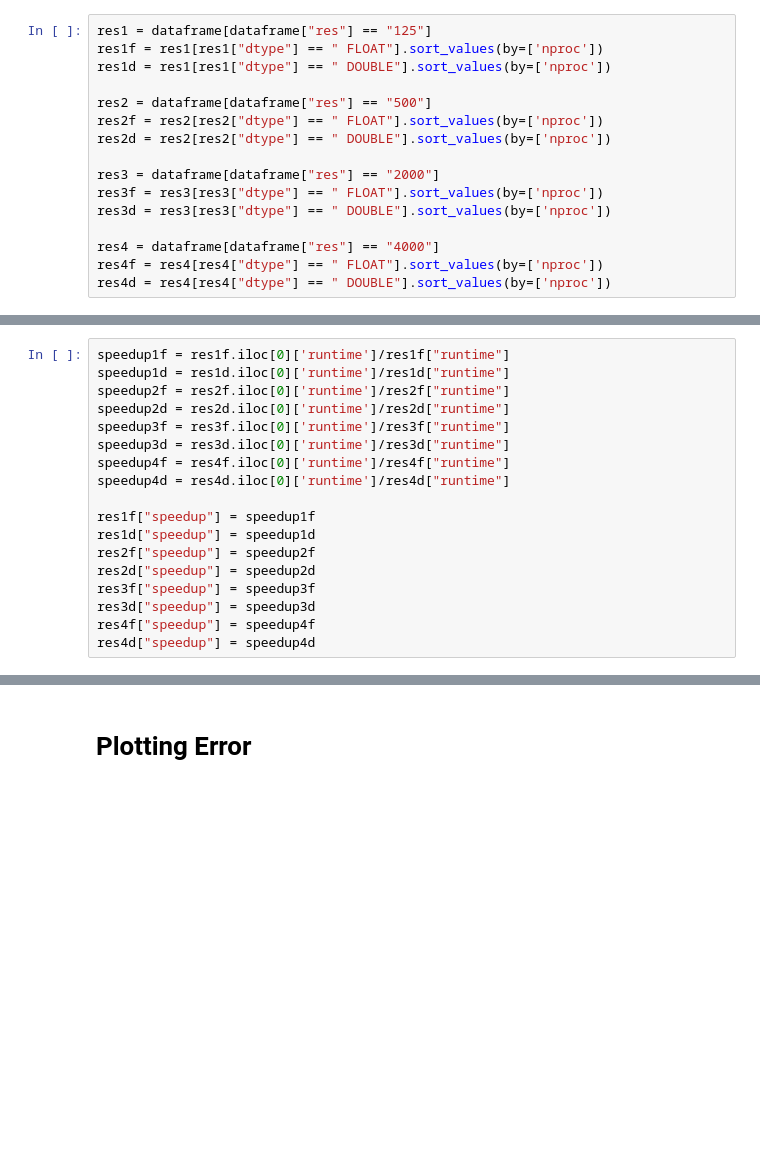
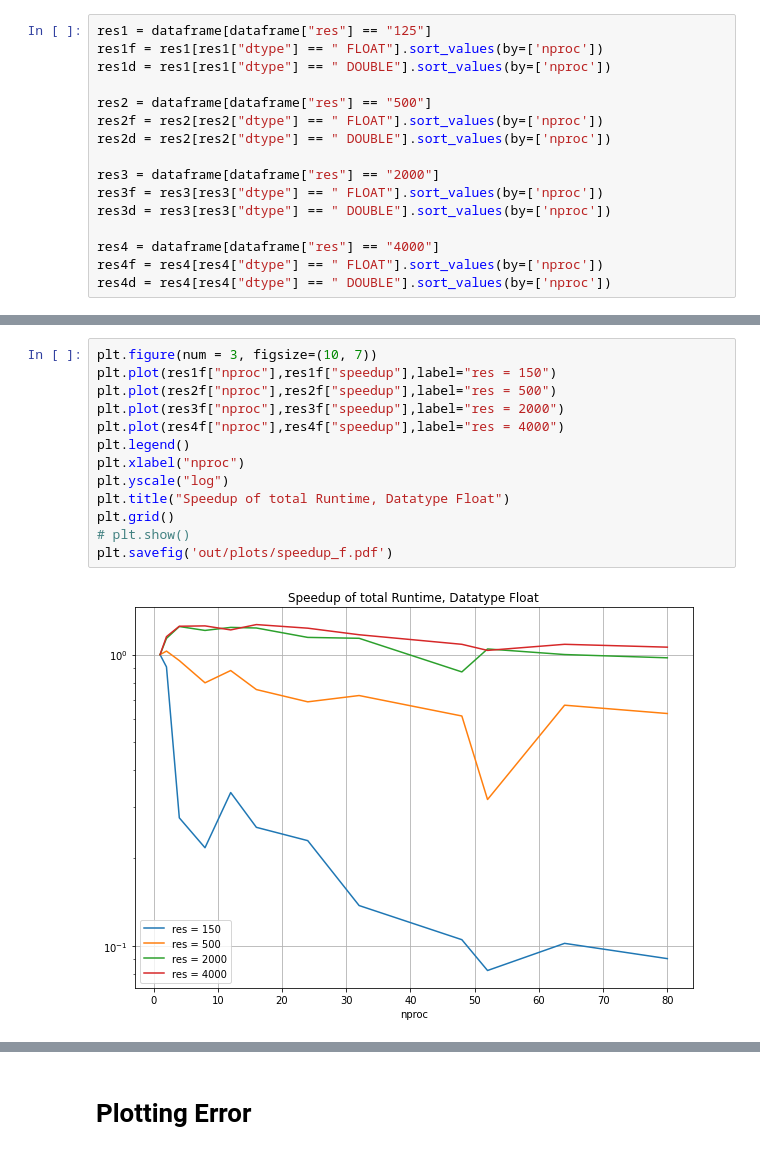
Before and after one commit to hitimr/NSSC2, a Jupyter notebook: Ex1/plots.ipynb, the cells around one changed output, grey strips where cells are left out. Drawn from its saved outputs; the diff is of its cells as text; blank space fills up the shorter version.

Commit message:
plots

```diff
--- a/Ex1/plots.ipynb
+++ b/Ex1/plots.ipynb
@@ -104,18 +101,0 @@ res4d = res4[res4["dtype"] == " DOUBLE"].sort_values(by=['nproc'])
-# %%
-speedup1f = res1f.iloc[0]['runtime']/res1f["runtime"]
-speedup1d = res1d.iloc[0]['runtime']/res1d["runtime"]
-speedup2f = res2f.iloc[0]['runtime']/res2f["runtime"]
-speedup2d = res2d.iloc[0]['runtime']/res2d["runtime"]
-speedup3f = res3f.iloc[0]['runtime']/res3f["runtime"]
-speedup3d = res3d.iloc[0]['runtime']/res3d["runtime"]
-speedup4f = res4f.iloc[0]['runtime']/res4f["runtime"]
-speedup4d = res4d.iloc[0]['runtime']/res4d["runtime"]
-
-res1f["speedup"] = speedup1f
-res1d["speedup"] = speedup1d
-res2f["speedup"] = speedup2f
-res2d["speedup"] = speedup2d
-res3f["speedup"] = speedup3f
-res3d["speedup"] = speedup3d
-res4f["speedup"] = speedup4f
-res4d["speedup"] = speedup4d
@@ -153,0 +142,15 @@ res4d_speedup = res4d.plot.line("nproc","speedup",title="res4d_speedup")
+# %%
+plt.figure(num = 3, figsize=(10, 7))
+plt.plot(res1f["nproc"],res1f["speedup"],label="res = 150")
+plt.plot(res2f["nproc"],res2f["speedup"],label="res = 500")
+plt.plot(res3f["nproc"],res3f["speedup"],label="res = 2000")
+plt.plot(res4f["nproc"],res4f["speedup"],label="res = 4000")
+plt.legend()
+plt.xlabel("nproc")
+plt.yscale("log")
+plt.title("Speedup of total Runtime, Datatype Float")
+plt.grid()
+# plt.show()
+plt.savefig('out/plots/speedup_f.pdf')
+# %% [output]
+[figure, added]
```
Also changed, not shown: parts of 20 cells of this notebook.
